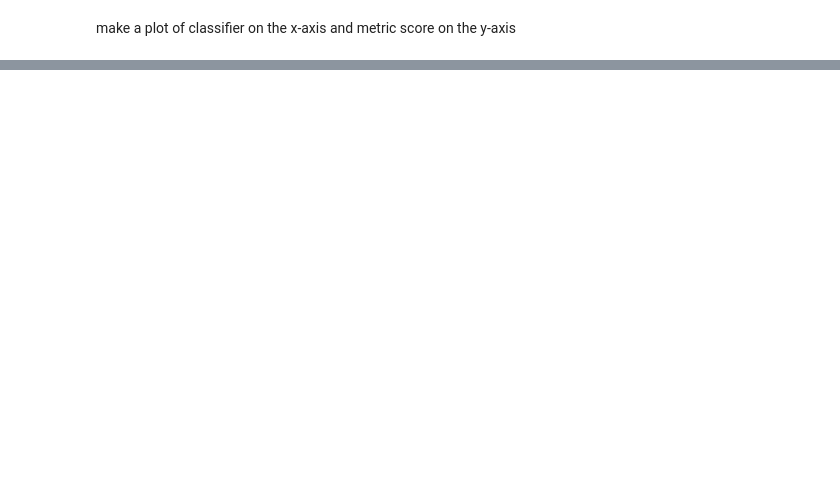
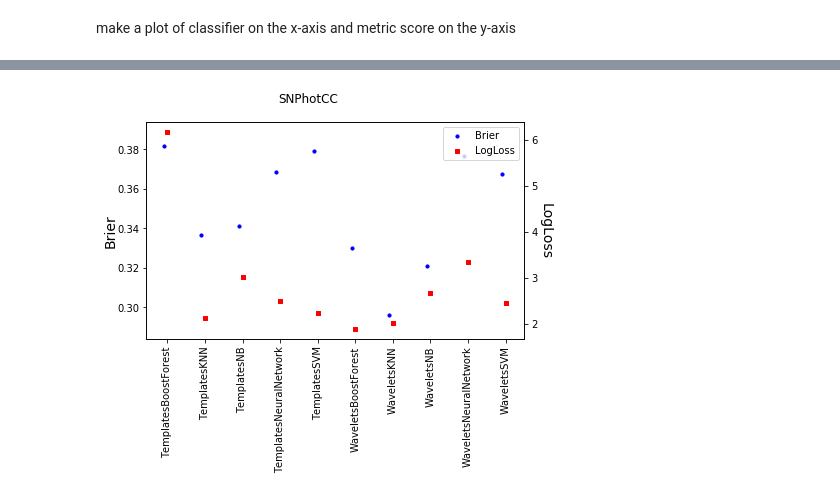
Before and after one commit to aimalz/proclam, a Jupyter notebook: metrics_evaluation.ipynb, the cells around one changed output, grey strips where cells are left out. Saved outputs shown, nothing was run; the diff lists cells and outputs as text; code cells hidden in the pictures; blank space fills up the shorter version.

```diff
--- a/metrics_evaluation.ipynb
+++ b/metrics_evaluation.ipynb
@@ -238,0 +208,4 @@ metric_plot(more_names, metricslist, more_data, markerlist, colors, title='SNPho
+# %%
+metric_plot(more_names, metricslist, more_data, markerlist, colors, title='SNPhotCC', fileloc=dirname+'snphotccdata.png')
+# %% [output]
+[figure, added]
```
Also changed, not shown: parts of 22 cells of this notebook, 19 other files.
